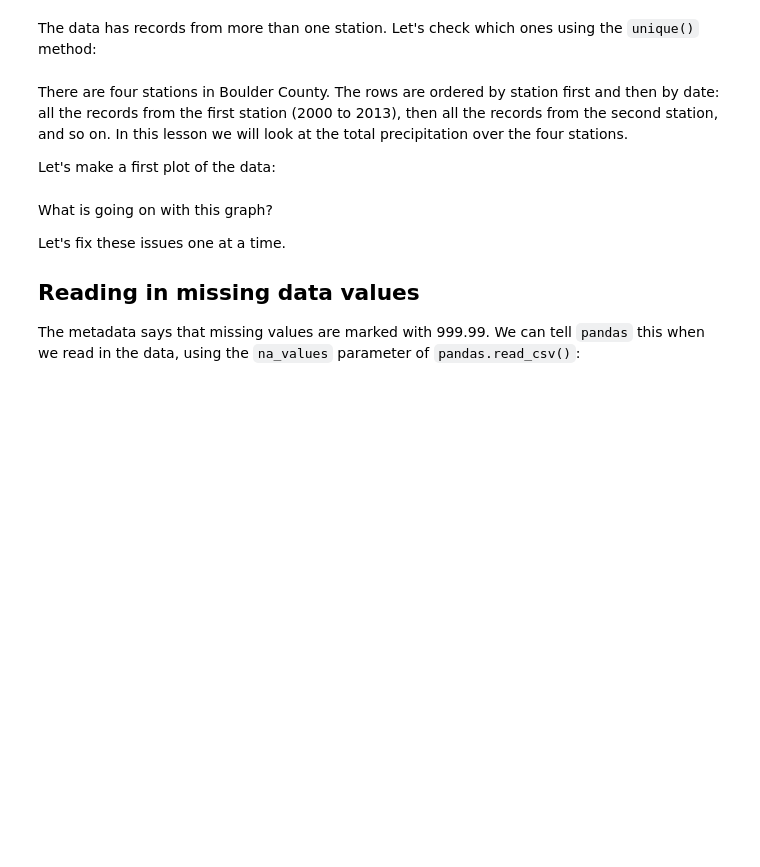
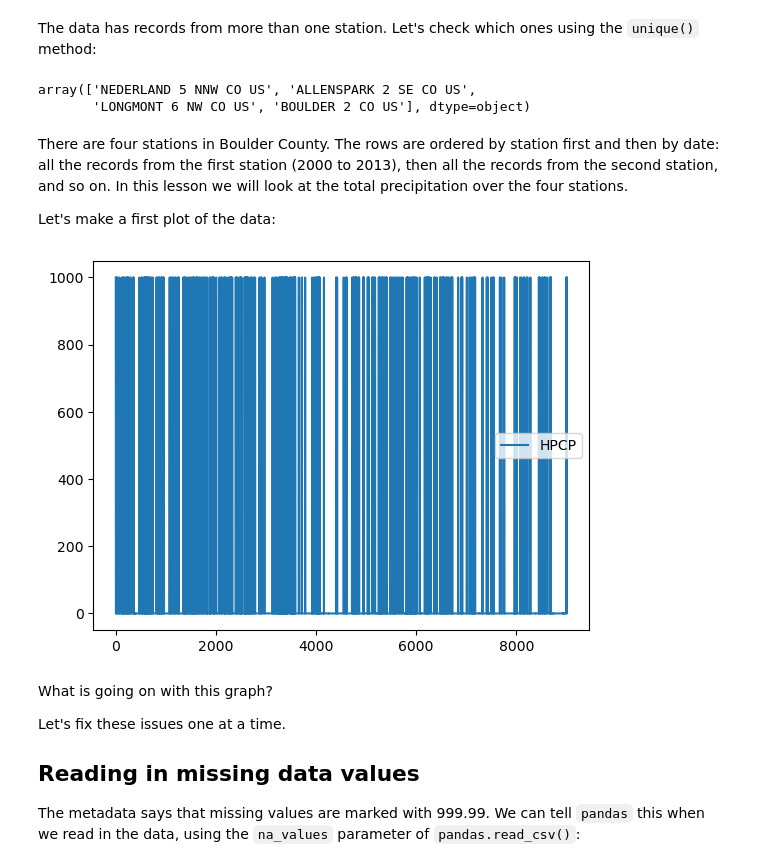
Before and after one commit to karolinasienko/eds220-in-class, a Jupyter notebook: week3/week-3-time-series-STUDENTS.ipynb, the cells around one changed output. Saved outputs shown, nothing was run; the diff lists cells and outputs as text; code cells hidden in the pictures; blank space fills up the shorter version.

```diff
--- a/week3/week-3-time-series-STUDENTS.ipynb
+++ b/week3/week-3-time-series-STUDENTS.ipynb
@@ -70,10 +70,21 @@ precip
 9006 rows × 6 columns
 # %% [markdown]
 The data has records from more than one station. Let's check which ones using the `unique()` method:
+# %%
+# Check which stations are in the data
+precip['STATION_NAME'].unique()
+# %% [output]
+array(['NEDERLAND 5 NNW CO US', 'ALLENSPARK 2 SE CO US',
+       'LONGMONT 6 NW CO US', 'BOULDER 2 CO US'], dtype=object)
 # %% [markdown]
 There are four stations in Boulder County. The rows are ordered by station first and then by date: all the records from the first station (2000 to 2013), then all the records from the second station, and so on. In this lesson we will look at the total precipitation over the four stations.
 
 Let's make a first plot of the data:
+# %%
+# Plot hourly precipitation from all stations
+precip.plot();
+# %% [output]
+[figure, added]
 # %% [markdown]
 What is going on with this graph?
 
```
Also changed, not shown: parts of 20 cells of this notebook.
